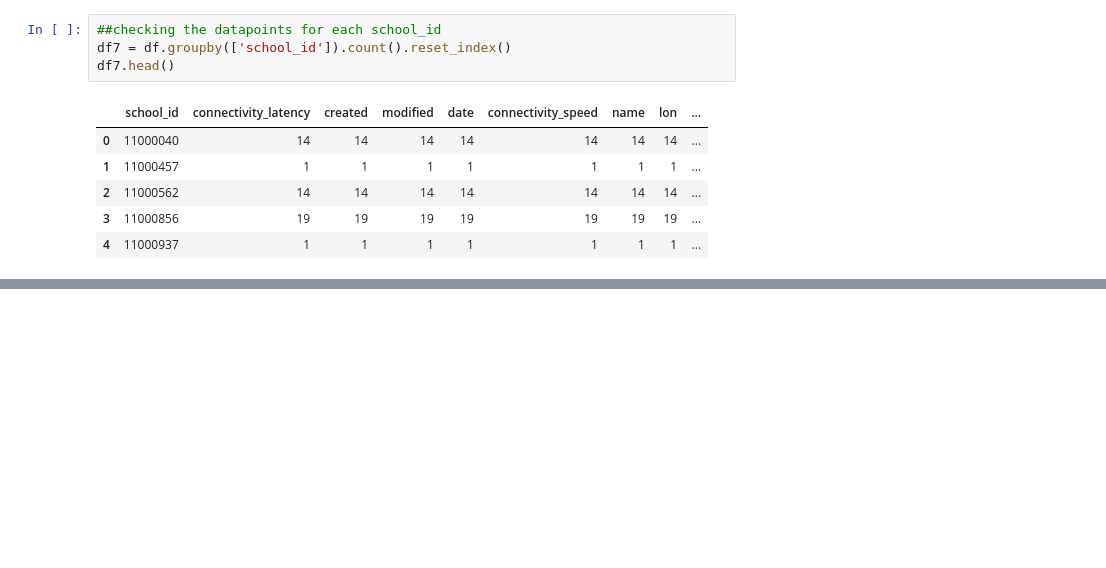
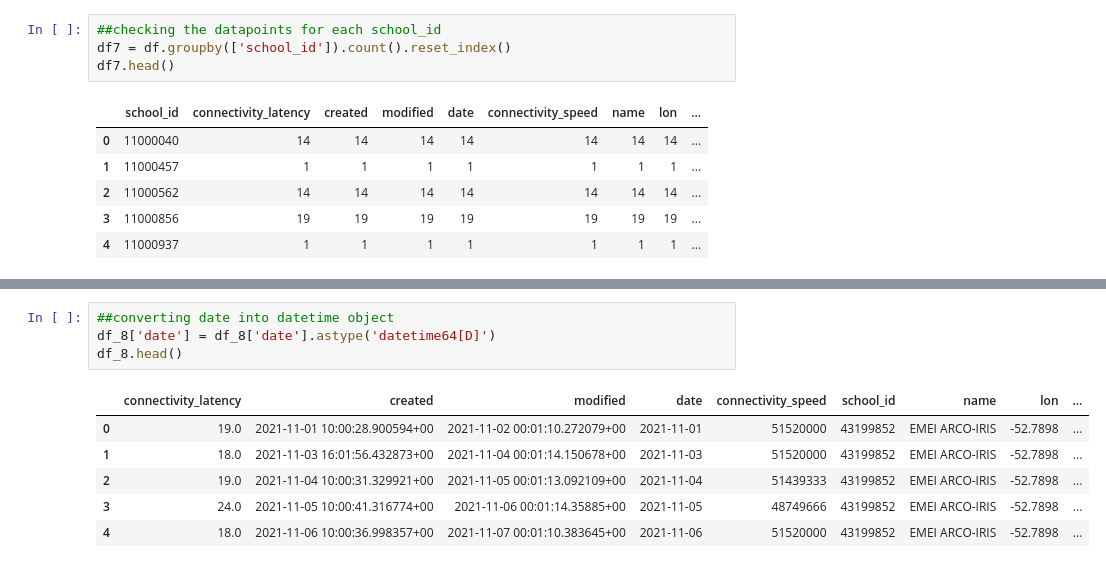
Before and after one commit to HarshaGowtham/UNICEF_RESEARCH_DEEPLEARNING, a Jupyter notebook: E&S_Analysis_UNICEF.ipynb, the cells around one changed output, grey strips where cells are left out. Cells and saved outputs as stored; diff of their text form; blank space fills up the shorter version.

```diff
--- a/E&S_Analysis_UNICEF.ipynb
+++ b/E&S_Analysis_UNICEF.ipynb
@@ -448,0 +469,11 @@ df_8.shape
+# %%
+##converting date into datetime object
+df_8['date'] = df_8['date'].astype('datetime64[D]')
+df_8.head()
+# %% [output]
+|  | connectivity_latency | created | modified | date | connectivity_speed | school_id | name | lon | ... |
+| 0 | 19.0 | 2021-11-01 10:00:28.900594+00 | 2021-11-02 00:01:10.272079+00 | 2021-11-01 | 51520000 | 43199852 | EMEI ARCO-IRIS | -52.7898 | ... |
+| 1 | 18.0 | 2021-11-03 16:01:56.432873+00 | 2021-11-04 00:01:14.150678+00 | 2021-11-03 | 51520000 | 43199852 | EMEI ARCO-IRIS | -52.7898 | ... |
+| 2 | 19.0 | 2021-11-04 10:00:31.329921+00 | 2021-11-05 00:01:13.092109+00 | 2021-11-04 | 51439333 | 43199852 | EMEI ARCO-IRIS | -52.7898 | ... |
+| 3 | 24.0 | 2021-11-05 10:00:41.316774+00 | 2021-11-06 00:01:14.35885+00 | 2021-11-05 | 48749666 | 43199852 | EMEI ARCO-IRIS | -52.7898 | ... |
+| 4 | 18.0 | 2021-11-06 10:00:36.998357+00 | 2021-11-07 00:01:10.383645+00 | 2021-11-06 | 51520000 | 43199852 | EMEI ARCO-IRIS | -52.7898 | ... |
```
Also changed, not shown: parts of 6 cells of this notebook.
